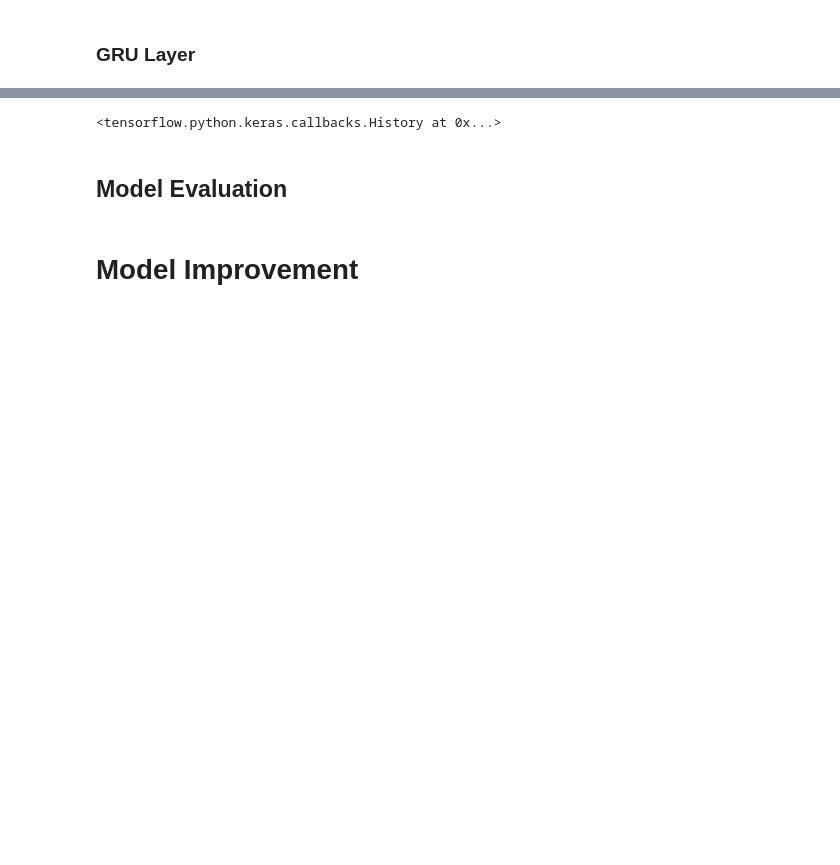
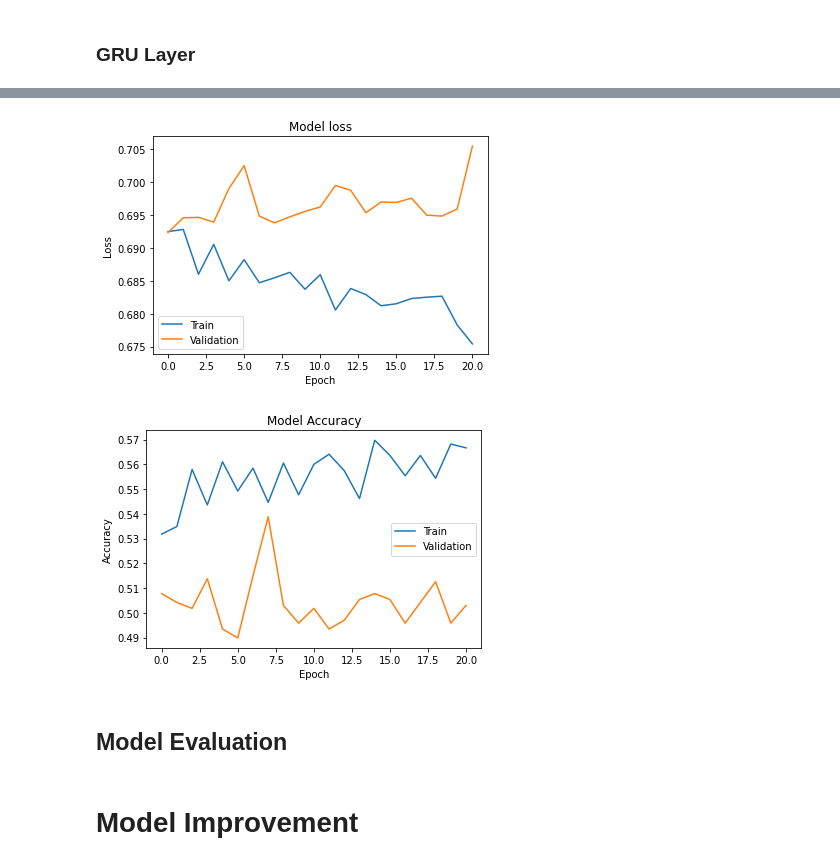
Before and after one commit to marcin-sobocinski/mlchartist, a Jupyter notebook: notebooks/charles_aapl_modeling.ipynb, the cells around one changed output, grey strips where cells are left out. Drawn from its saved outputs; the diff is of its cells as text; code cells hidden in the pictures; blank space fills up the shorter version.

```diff
--- a/notebooks/charles_aapl_modeling.ipynb
+++ b/notebooks/charles_aapl_modeling.ipynb
@@ -354,10 +380,12 @@ es = EarlyStopping(patience=20, restore_best_weights=False)
 
 GRU_1 = GRU_1()
 
-GRU_1.fit(X_train, y_train,
+GRU_1_history = GRU_1.fit(X_train, y_train,
           batch_size=16,
           epochs=100,
           validation_split=0.3,
           callbacks=[es])
+
+plot_loss_accuracy(GRU_1_history)
 # %% [output]
 Epoch 1/100
@@ -380,4 +408,5 @@ Epoch 21/100
-<tensorflow.python.keras.callbacks.History at 0x...>
+[figure, added]
+[figure, added]
 # %% [markdown]
 ## Model Evaluation
 # %% [markdown]
```
Also changed, not shown: parts of 6 cells of this notebook, 2 other files.
